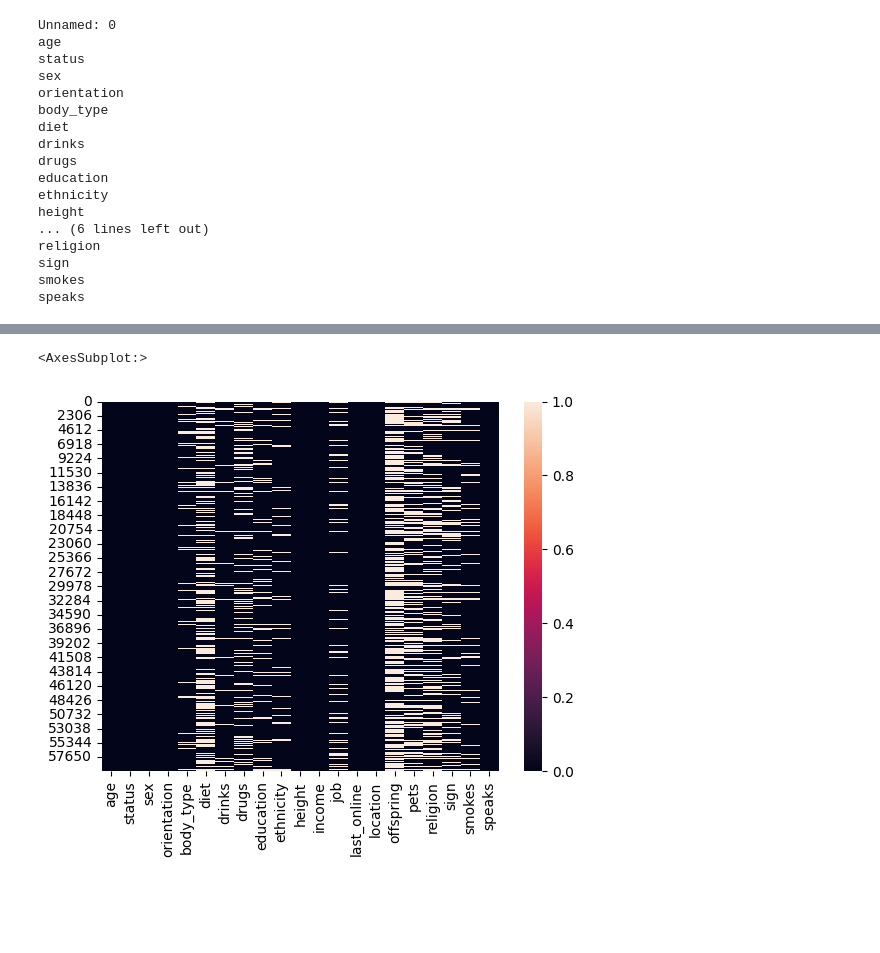
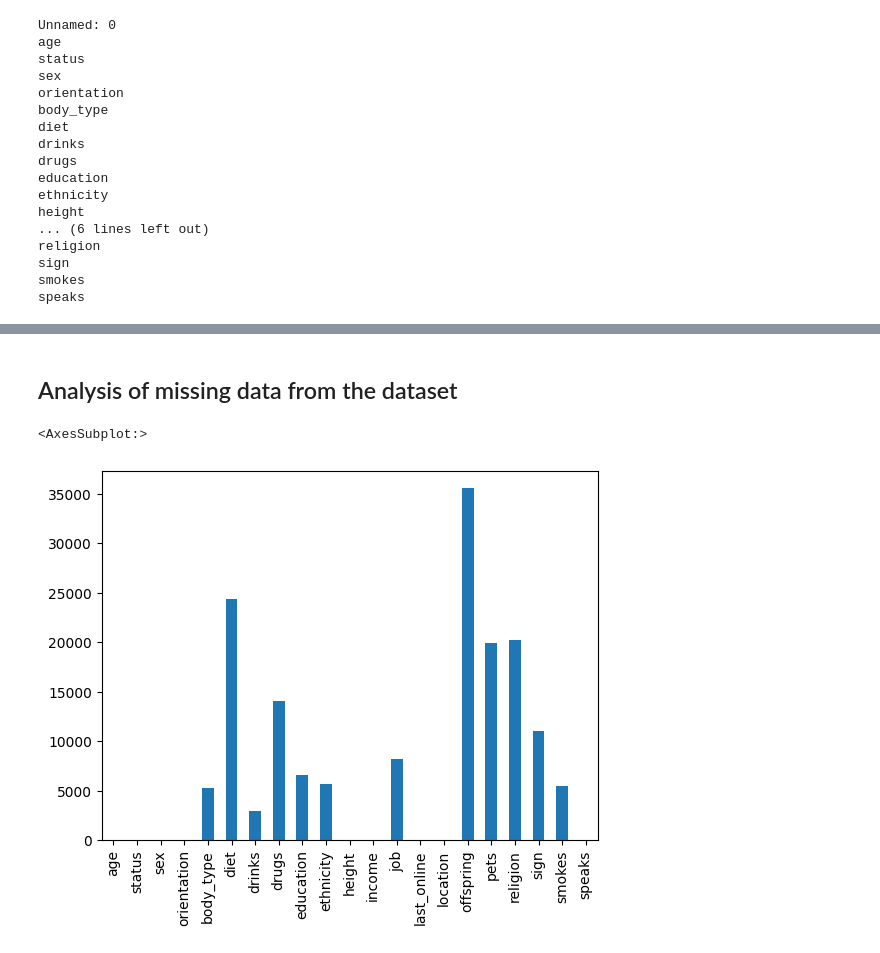
Before and after one commit to HR-Machine-Learning/HR_ML_Project1, a Jupyter notebook: src/Project 1.ipynb, the cells around one changed output, grey strips where cells are left out. Drawn from its saved outputs; the diff is of its cells as text; code cells hidden in the pictures; blank space fills up the shorter version.

```diff
--- a/src/Project 1.ipynb
+++ b/src/Project 1.ipynb
@@ -51,5 +31,7 @@ dtype: int64
-# %%
-sns.heatmap(dataframe.isnull())
-# %% [output]
-<AxesSubplot:>
-[figure, removed]
+# %% [markdown]
+## Analysis of missing data from the dataset
+# %%
+dataframe.isna().sum().plot(kind='bar')
+# %% [output]
+<AxesSubplot:>
+[figure, added]
```
Also changed, not shown: parts of 8 cells of this notebook.
